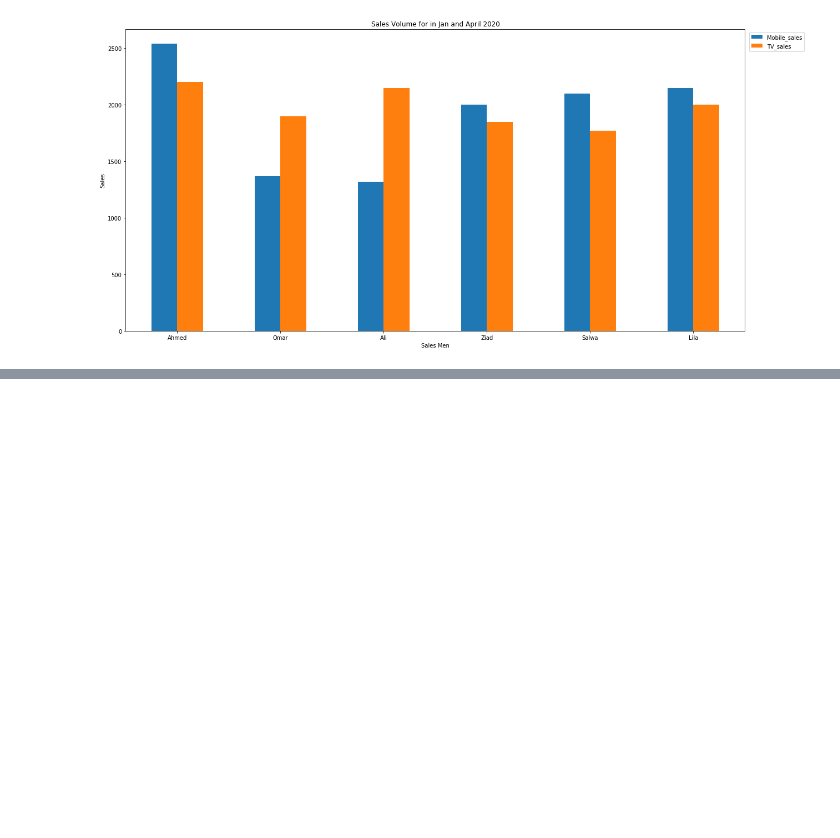
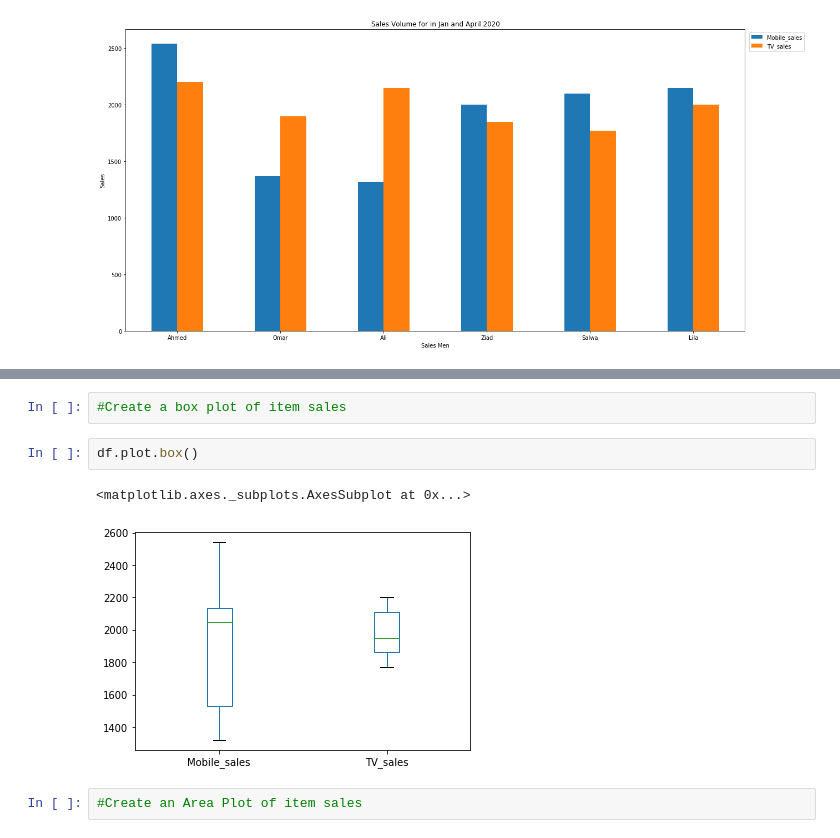
Before and after one commit to Jogwums/Data-Analysis-Cl01, a Jupyter notebook: pandas/intro.ipynb, the cells around one changed output, grey strips where cells are left out. Saved outputs shown, nothing was run; the diff lists cells and outputs as text; blank space fills up the shorter version.

```diff
--- a/pandas/intro.ipynb
+++ b/pandas/intro.ipynb
@@ -273,0 +283,9 @@ plt.show()
+# %%
+#Create a box plot of item sales
+# %%
+df.plot.box()
+# %% [output]
+<matplotlib.axes._subplots.AxesSubplot at 0x...>
+[figure, added]
+# %%
+#Create an Area Plot of item sales
```
Also changed, not shown: parts of 5 cells of this notebook.
